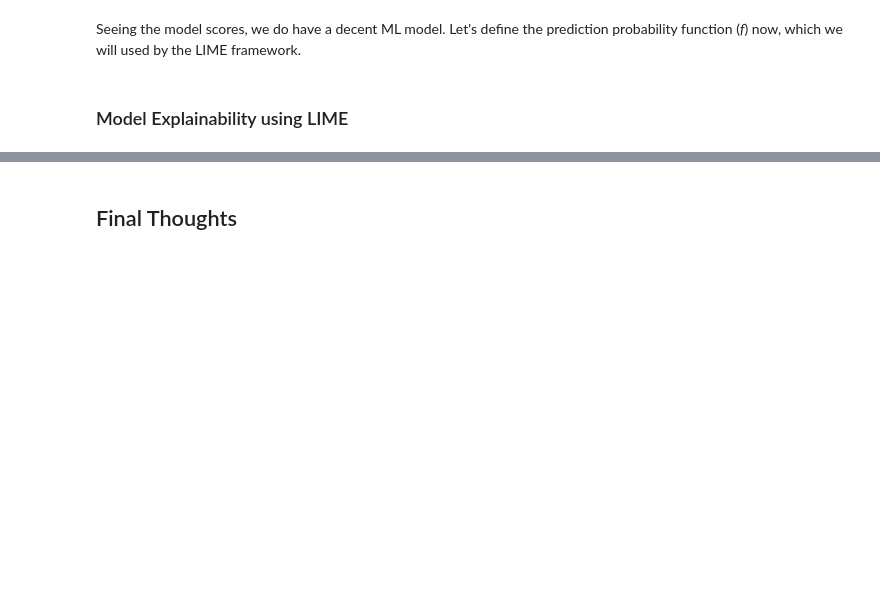
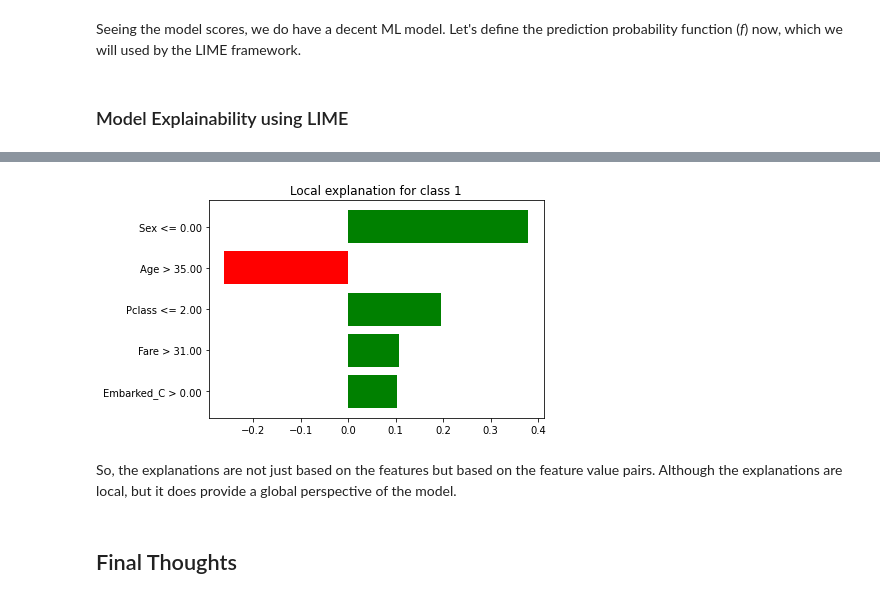
Before and after one commit to PacktPublishing/Applied-Machine-Learning-Explainability-Techniques, a Jupyter notebook: Chapter04/Intro_to_LIME.ipynb, the cells around one changed output, grey strips where cells are left out. Drawn from its saved outputs; the diff is of its cells as text; code cells hidden in the pictures; blank space fills up the shorter version.

```diff
--- a/Chapter04/Intro_to_LIME.ipynb
+++ b/Chapter04/Intro_to_LIME.ipynb
@@ -251,0 +165,10 @@ predict_fn = lambda x: model.predict_proba(x)
+# %%
+# Defining the LIME explainer object
+explainer = lime.lime_tabular.LimeTabularExplainer(data[features.columns].astype(int).values,
+                                                   mode='classification',
+                                                   training_labels=data['Survived'],
+                                                   feature_names=features.columns)
+# %%
+# using LIME to get the explanations
+i = 1
+exp = explainer.explain_instance(data.loc[i,features.columns].astype(int).values, predict_fn, num_features=5)
@@ -251,0 +184,6 @@ predict_fn = lambda x: model.predict_proba(x)
+# %%
+figure = exp.as_pyplot_figure(label = exp.available_labels()[0])
+# %% [output]
+[figure, added]
+# %% [markdown]
+So, the explanations are not just based on the features but based on the feature value pairs. Although the explanations are local, but it does provide a global perspective of the model.
```
Also changed, not shown: parts of 16 cells of this notebook.
